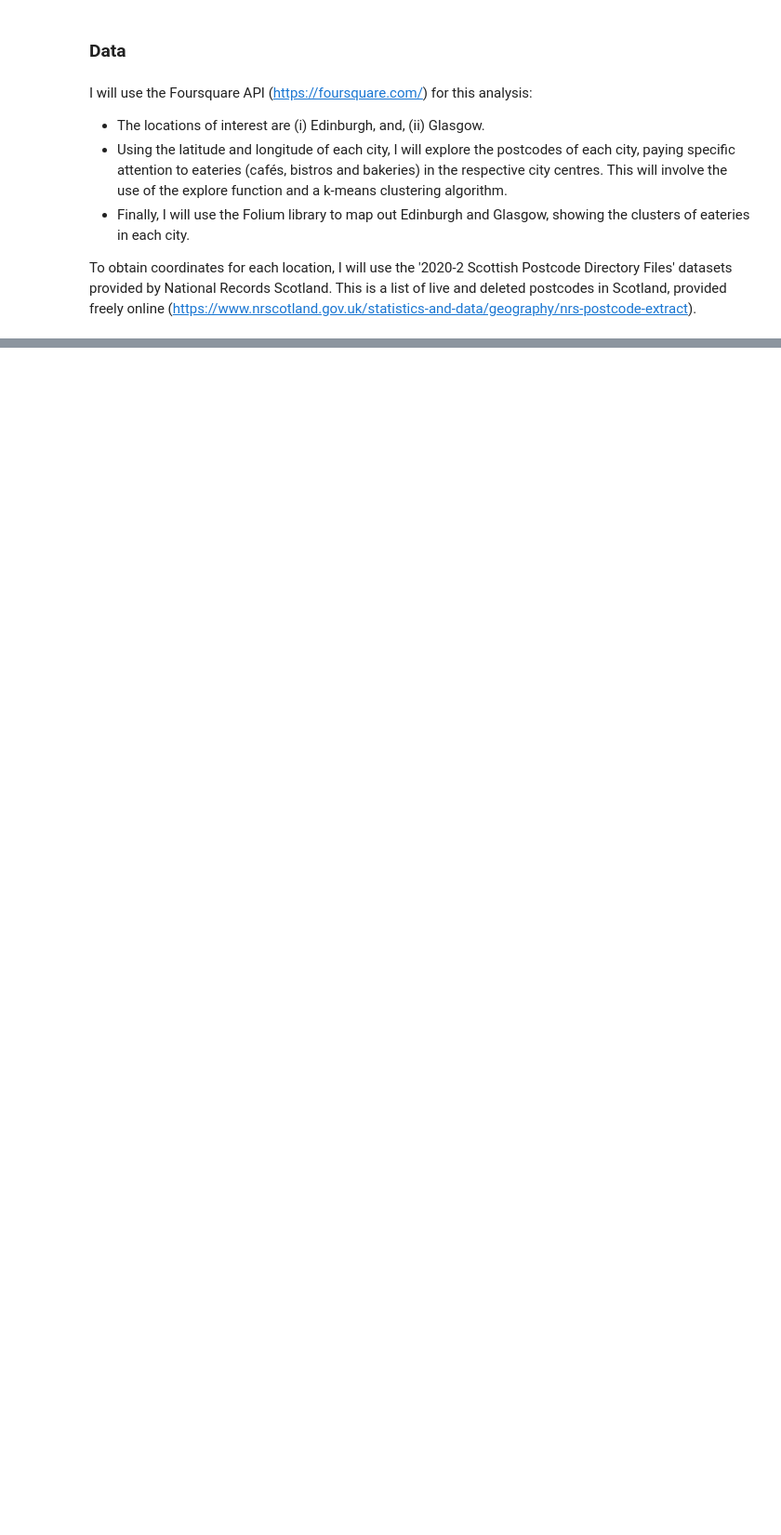
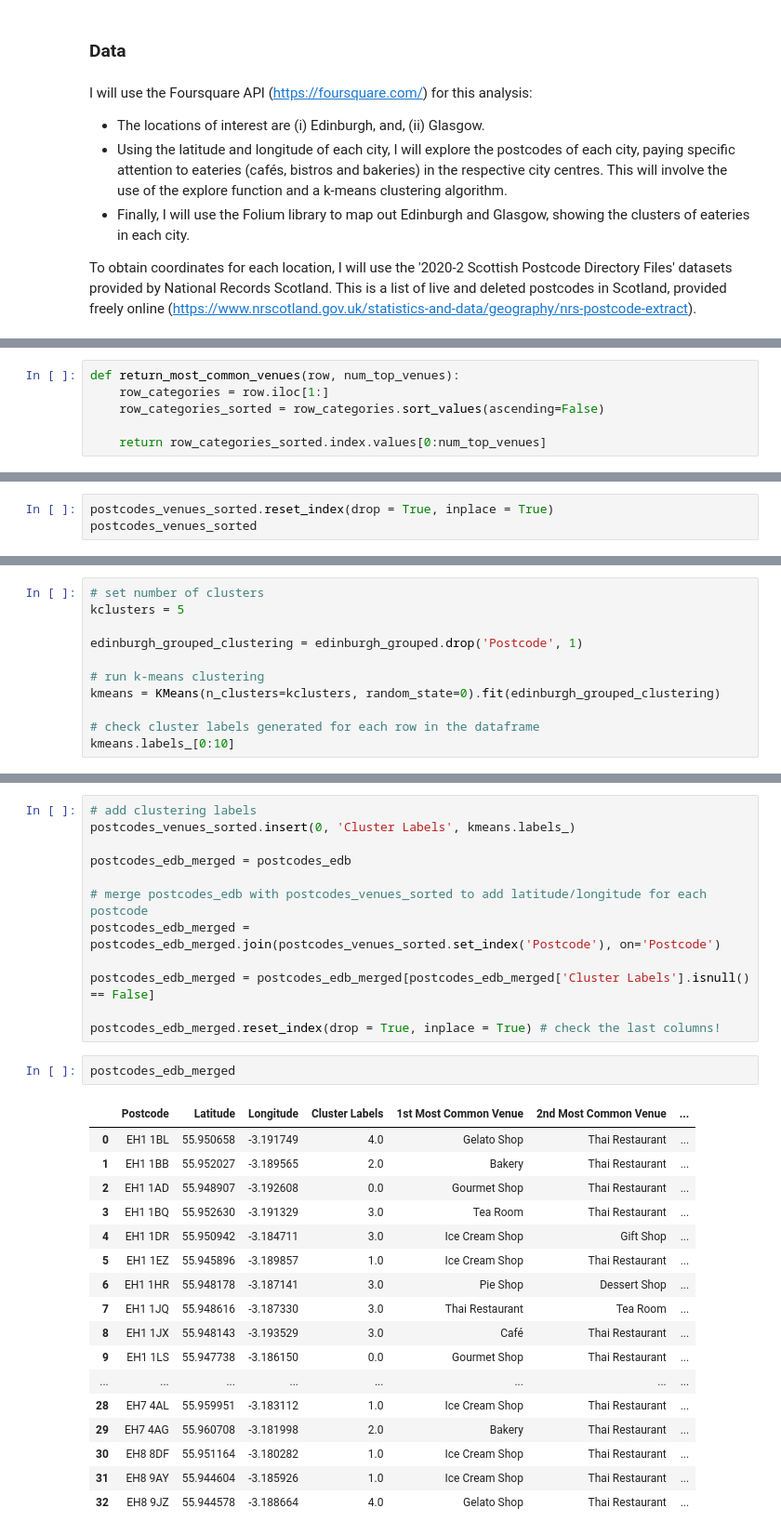
Before and after one commit to lolater/Coursera_Capstone, a Jupyter notebook: Coursera Capstone.ipynb, the cells around one changed output, grey strips where cells are left out. Shown at 93% size. Drawn from its saved outputs; the diff is of its cells as text; blank space fills up the shorter version.

```diff
--- a/Coursera Capstone.ipynb
+++ b/Coursera Capstone.ipynb
@@ -24,0 +299,6 @@ To obtain coordinates for each location, I will use the '2020-2 Scottish Postcod
+# %%
+def return_most_common_venues(row, num_top_venues):
+    row_categories = row.iloc[1:]
+    row_categories_sorted = row_categories.sort_values(ascending=False)
+
+    return row_categories_sorted.index.values[0:num_top_venues]
@@ -24,0 +335,3 @@ To obtain coordinates for each location, I will use the '2020-2 Scottish Postcod
+# %%
+postcodes_venues_sorted.reset_index(drop = True, inplace = True)
+postcodes_venues_sorted
@@ -24,0 +358,11 @@ To obtain coordinates for each location, I will use the '2020-2 Scottish Postcod
+# %%
+# set number of clusters
+kclusters = 5
+
+edinburgh_grouped_clustering = edinburgh_grouped.drop('Postcode', 1)
+
+# run k-means clustering
+kmeans = KMeans(n_clusters=kclusters, random_state=0).fit(edinburgh_grouped_clustering)
+
+# check cluster labels generated for each row in the dataframe
+kmeans.labels_[0:10]
@@ -24,0 +371,32 @@ To obtain coordinates for each location, I will use the '2020-2 Scottish Postcod
+# %%
+# add clustering labels
+postcodes_venues_sorted.insert(0, 'Cluster Labels', kmeans.labels_)
+
+postcodes_edb_merged = postcodes_edb
+
+# merge postcodes_edb with postcodes_venues_sorted to add latitude/longitude for each postcode
+postcodes_edb_merged = postcodes_edb_merged.join(postcodes_venues_sorted.set_index('Postcode'), on='Postcode')
+
+postcodes_edb_merged = postcodes_edb_merged[postcodes_edb_merged['Cluster Labels'].isnull() == False]
+
+postcodes_edb_merged.reset_index(drop = True, inplace = True) # check the last columns!
+# %%
+postcodes_edb_merged
+# %% [output]
+|  | Postcode | Latitude | Longitude | Cluster Labels | 1st Most Common Venue | 2nd Most Common Venue | ... |
+| 0 | EH1 1BL | 55.950658 | -3.191749 | 4.0 | Gelato Shop | Thai Restaurant | ... |
+| 1 | EH1 1BB | 55.952027 | -3.189565 | 2.0 | Bakery | Thai Restaurant | ... |
+| 2 | EH1 1AD | 55.948907 | -3.192608 | 0.0 | Gourmet Shop | Thai Restaurant | ... |
+| 3 | EH1 1BQ | 55.952630 | -3.191329 | 3.0 | Tea Room | Thai Restaurant | ... |
+| 4 | EH1 1DR | 55.950942 | -3.184711 | 3.0 | Ice Cream Shop | Gift Shop | ... |
+| 5 | EH1 1EZ | 55.945896 | -3.189857 | 1.0 | Ice Cream Shop | Thai Restaurant | ... |
+| 6 | EH1 1HR | 55.948178 | -3.187141 | 3.0 | Pie Shop | Dessert Shop | ... |
+| 7 | EH1 1JQ | 55.948616 | -3.187330 | 3.0 | Thai Restaurant | Tea Room | ... |
+| 8 | EH1 1JX | 55.948143 | -3.193529 | 3.0 | Café | Thai Restaurant | ... |
+| 9 | EH1 1LS | 55.947738 | -3.186150 | 0.0 | Gourmet Shop | Thai Restaurant | ... |
+| ... | ... | ... | ... | ... | ... | ... | ... |
+| 28 | EH7 4AL | 55.959951 | -3.183112 | 1.0 | Ice Cream Shop | Thai Restaurant | ... |
+| 29 | EH7 4AG | 55.960708 | -3.181998 | 2.0 | Bakery | Thai Restaurant | ... |
+| 30 | EH8 8DF | 55.951164 | -3.180282 | 1.0 | Ice Cream Shop | Thai Restaurant | ... |
+| 31 | EH8 9AY | 55.944604 | -3.185926 | 1.0 | Ice Cream Shop | Thai Restaurant | ... |
+| 32 | EH8 9JZ | 55.944578 | -3.188664 | 4.0 | Gelato Shop | Thai Restaurant | ... |
```
Also changed, not shown: parts of 40 cells of this notebook.
